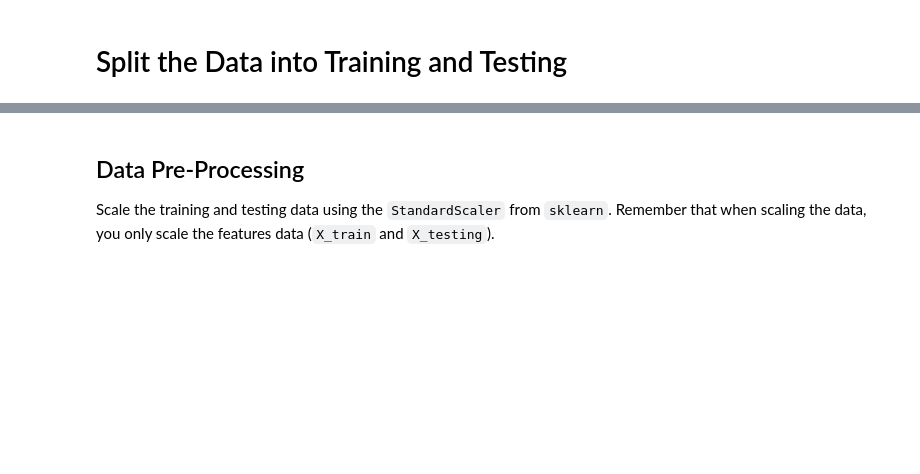
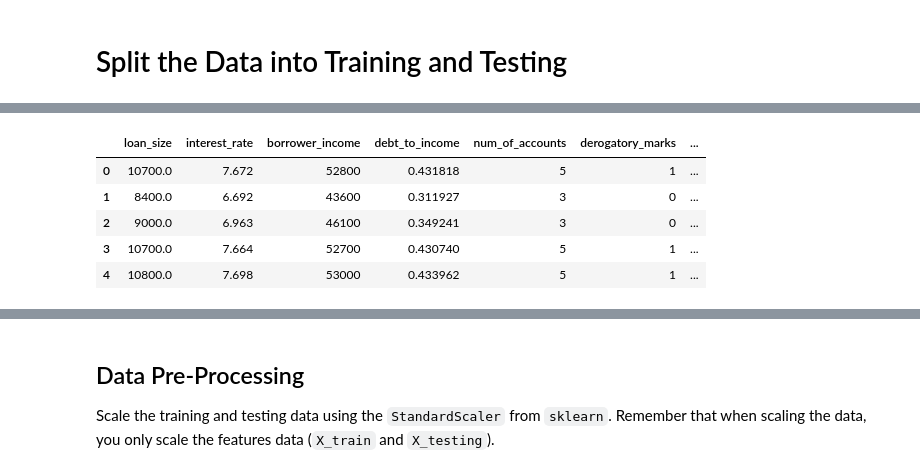
Before and after one commit to Mikhara/Unit_11_Risky_Business, a Jupyter notebook: homework/Starter_Code/credit_risk_resampling.ipynb, the cells around one changed output, grey strips where cells are left out. Saved outputs shown, nothing was run; the diff lists cells and outputs as text; code cells hidden in the pictures; blank space fills up the shorter version.

```diff
--- a/homework/Starter_Code/credit_risk_resampling.ipynb
+++ b/homework/Starter_Code/credit_risk_resampling.ipynb
@@ -25,0 +27,5 @@ y = # YOUR CODE HERE
+# %%
+# Define features set
+X = df.copy()
+X.drop("loan_status", axis=1, inplace=True)
+X.dtypes
@@ -25,0 +42,3 @@ y = # YOUR CODE HERE
+# %%
+X = pd.get_dummies(X) # Had to run this to avoid error in scaling data around being unable to convert string to float
+X.dtypes
@@ -26,2 +57,11 @@ y = # YOUR CODE HERE
+# %%
+X.head()
+# %% [output]
+|  | loan_size | interest_rate | borrower_income | debt_to_income | num_of_accounts | derogatory_marks | ... |
+| 0 | 10700.0 | 7.672 | 52800 | 0.431818 | 5 | 1 | ... |
+| 1 | 8400.0 | 6.692 | 43600 | 0.311927 | 3 | 0 | ... |
+| 2 | 9000.0 | 6.963 | 46100 | 0.349241 | 3 | 0 | ... |
+| 3 | 10700.0 | 7.664 | 52700 | 0.430740 | 5 | 1 | ... |
+| 4 | 10800.0 | 7.698 | 53000 | 0.433962 | 5 | 1 | ... |
 # %%
 X.describe()
```
Also changed, not shown: parts of 43 cells of this notebook, 2 other files.
